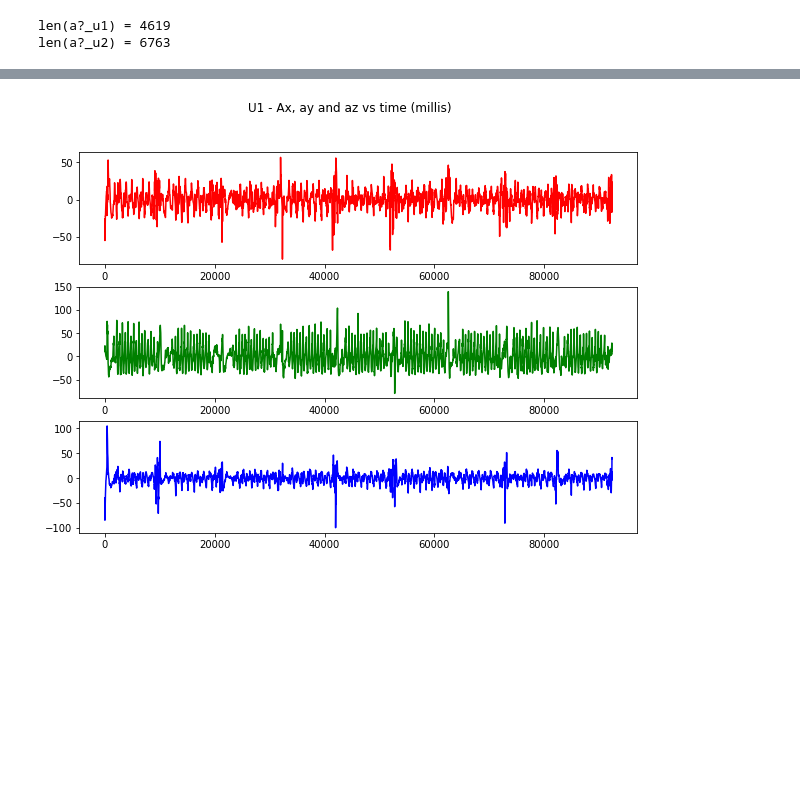
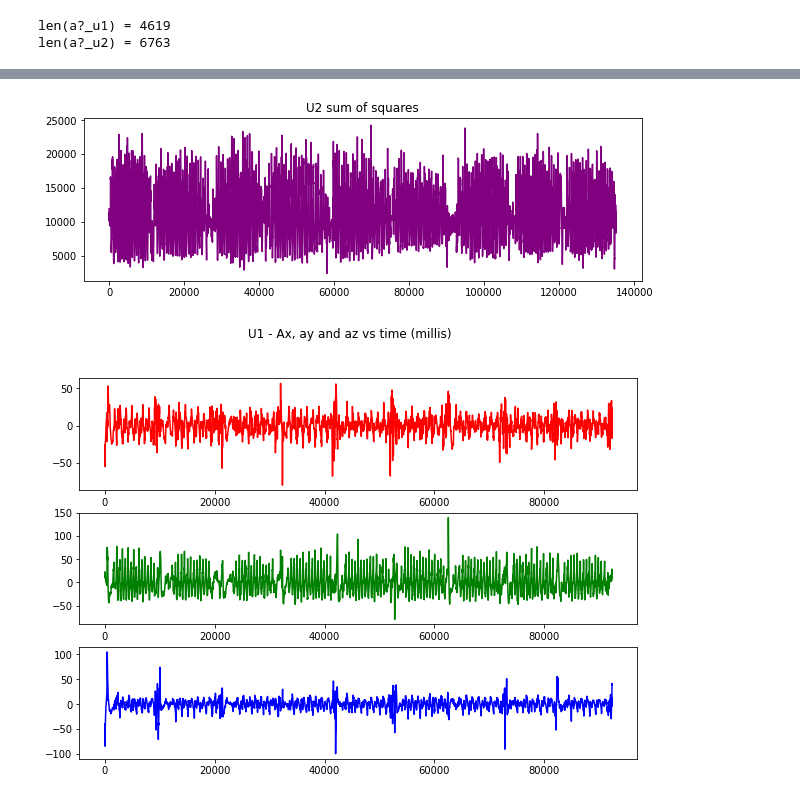
Before and after one commit to SurfTheRepo/Gait-Analysis-IoT-Solution, a Jupyter notebook: ml_part.ipynb, the cells around one changed output, grey strips where cells are left out. Saved outputs shown, nothing was run; the diff lists cells and outputs as text; code cells hidden in the pictures; blank space fills up the shorter version.

```diff
--- a/ml_part.ipynb
+++ b/ml_part.ipynb
@@ -67,3 +73,9 @@ ax_u2_f, ay_u2_f, az_u2_f = bandfilter(ax_u2, ay_u2, az_u2)
+# %%
+plt.plot(time_millis_u2, total_u2, color='purple')
+plt.title('U2 sum of squares')
+plt.show()
+# %% [output]
+[figure, added]
 # %%
 
 
```
Also changed, not shown: parts of 9 cells of this notebook, 1 other file.
